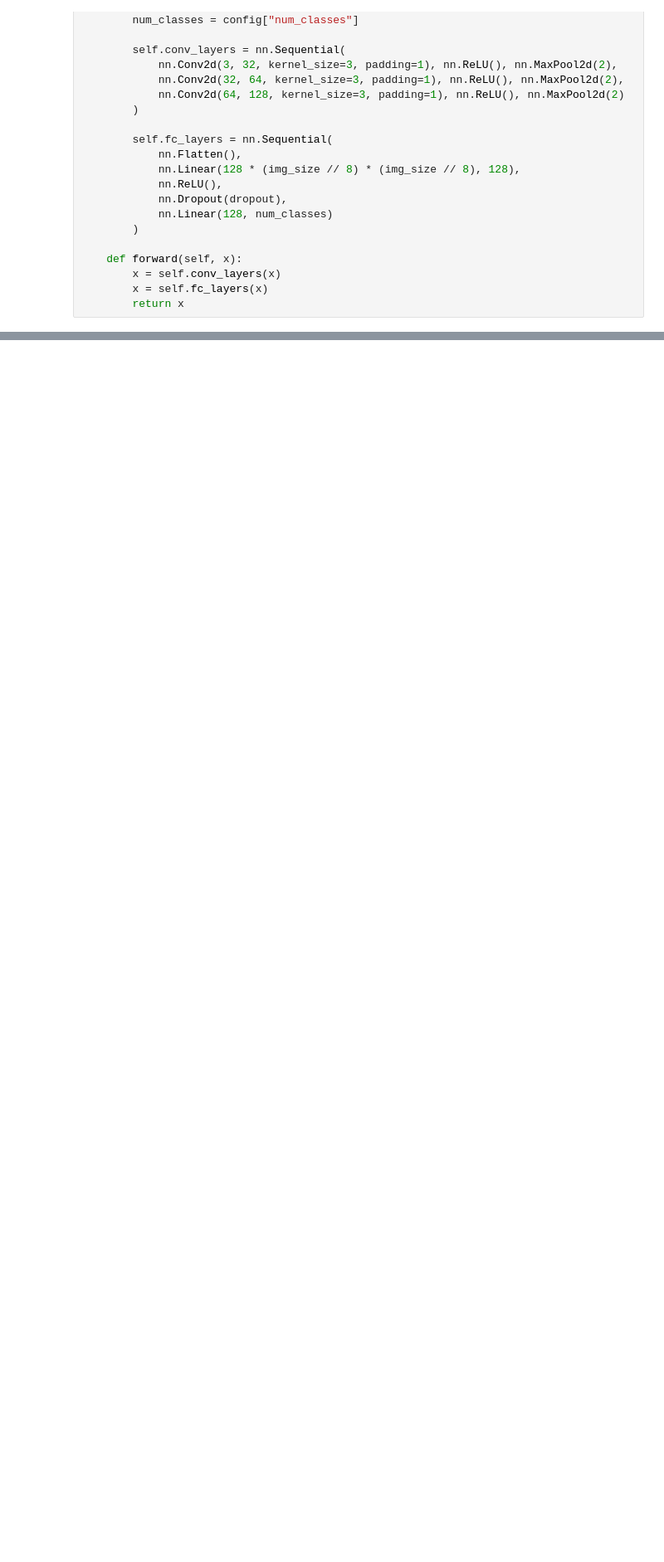
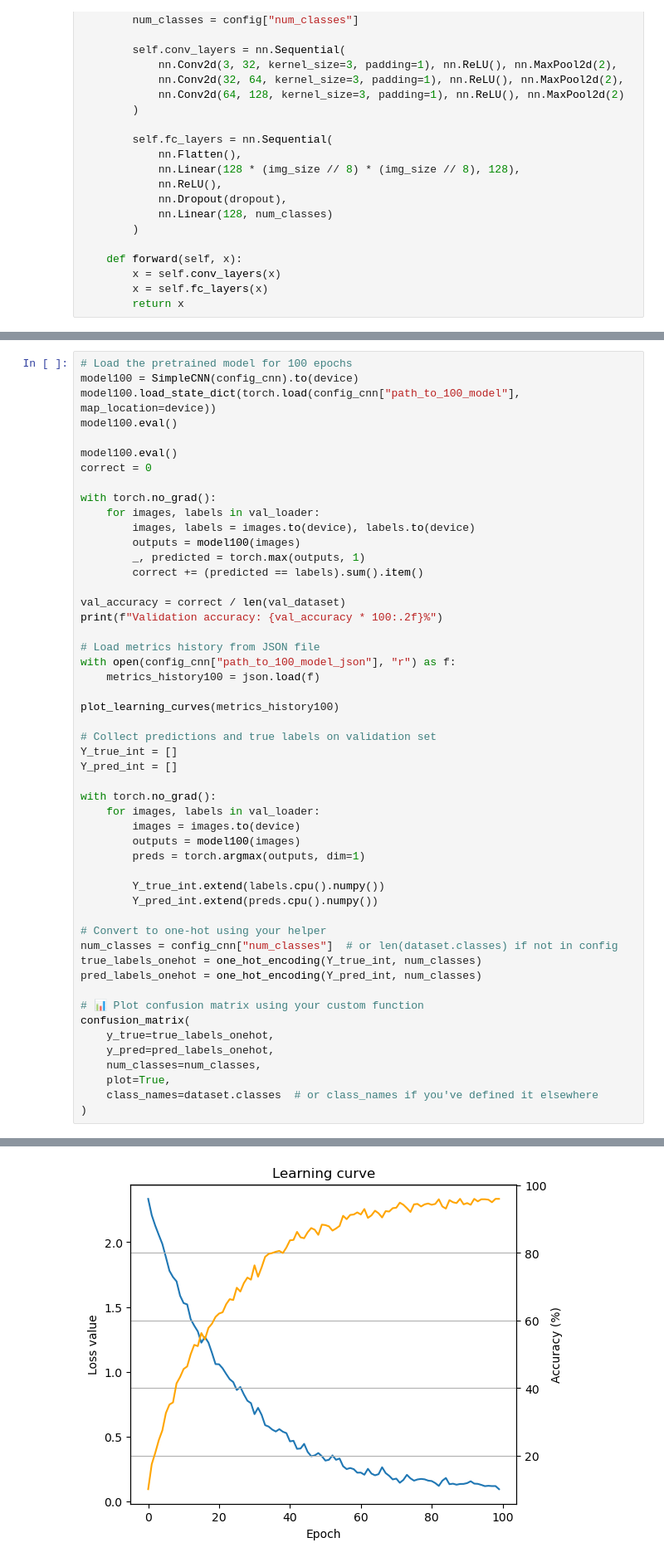
Before and after one commit to jpalikowska/Music-AppliedML, a Jupyter notebook: notebookJP.ipynb, the cells around one changed output, grey strips where cells are left out. Shown: that part at 83% size. Drawn from its saved outputs; the diff is of its cells as text; blank space fills up the shorter version.

```diff
--- a/notebookJP.ipynb
+++ b/notebookJP.ipynb
@@ -419,0 +443,52 @@ confusion_matrix(
+# %%
+# Load the pretrained model for 100 epochs
+model100 = SimpleCNN(config_cnn).to(device)
+model100.load_state_dict(torch.load(config_cnn["path_to_100_model"], map_location=device))
+model100.eval()
+
+model100.eval()
+correct = 0
+
+with torch.no_grad():
+    for images, labels in val_loader:
+        images, labels = images.to(device), labels.to(device)
+        outputs = model100(images)
+        _, predicted = torch.max(outputs, 1)
+        correct += (predicted == labels).sum().item()
+
+val_accuracy = correct / len(val_dataset)
+print(f"Validation accuracy: {val_accuracy * 100:.2f}%")
+
+# Load metrics history from JSON file
+with open(config_cnn["path_to_100_model_json"], "r") as f:
+    metrics_history100 = json.load(f)
+
+plot_learning_curves(metrics_history100)
+
+# Collect predictions and true labels on validation set
+Y_true_int = []
+Y_pred_int = []
+
+with torch.no_grad():
+    for images, labels in val_loader:
+        images = images.to(device)
+        outputs = model100(images)
+        preds = torch.argmax(outputs, dim=1)
+
+        Y_true_int.extend(labels.cpu().numpy())
+        Y_pred_int.extend(preds.cpu().numpy())
+
+# Convert to one-hot using your helper
+num_classes = config_cnn["num_classes"]  # or len(dataset.classes) if not in config
+true_labels_onehot = one_hot_encoding(Y_true_int, num_classes)
+pred_labels_onehot = one_hot_encoding(Y_pred_int, num_classes)
+
+# 📊 Plot confusion matrix using your custom function
+confusion_matrix(
+    y_true=true_labels_onehot,
+    y_pred=pred_labels_onehot,
+    num_classes=num_classes,
+    plot=True,
+    class_names=dataset.classes  # or class_names if you've defined it elsewhere
+)
+# %% [output]
@@ -419,0 +496 @@ confusion_matrix(
+[figure, added]
```
Also changed, not shown: parts of 16 cells of this notebook, 4 other files.
